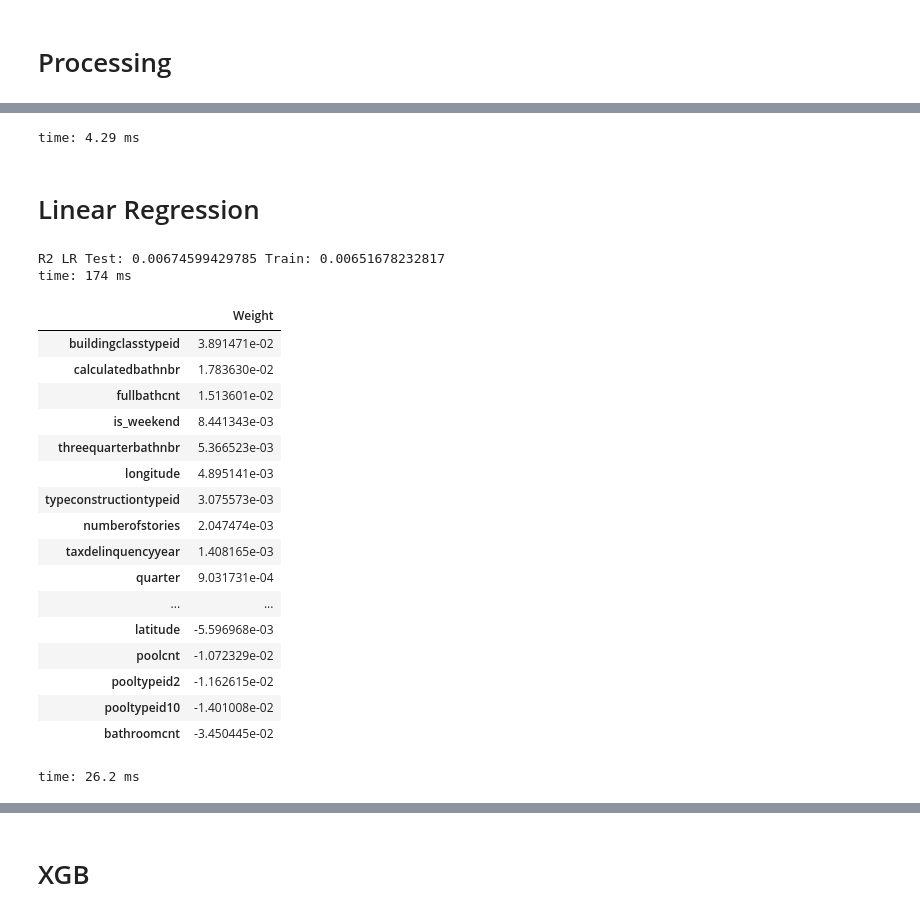
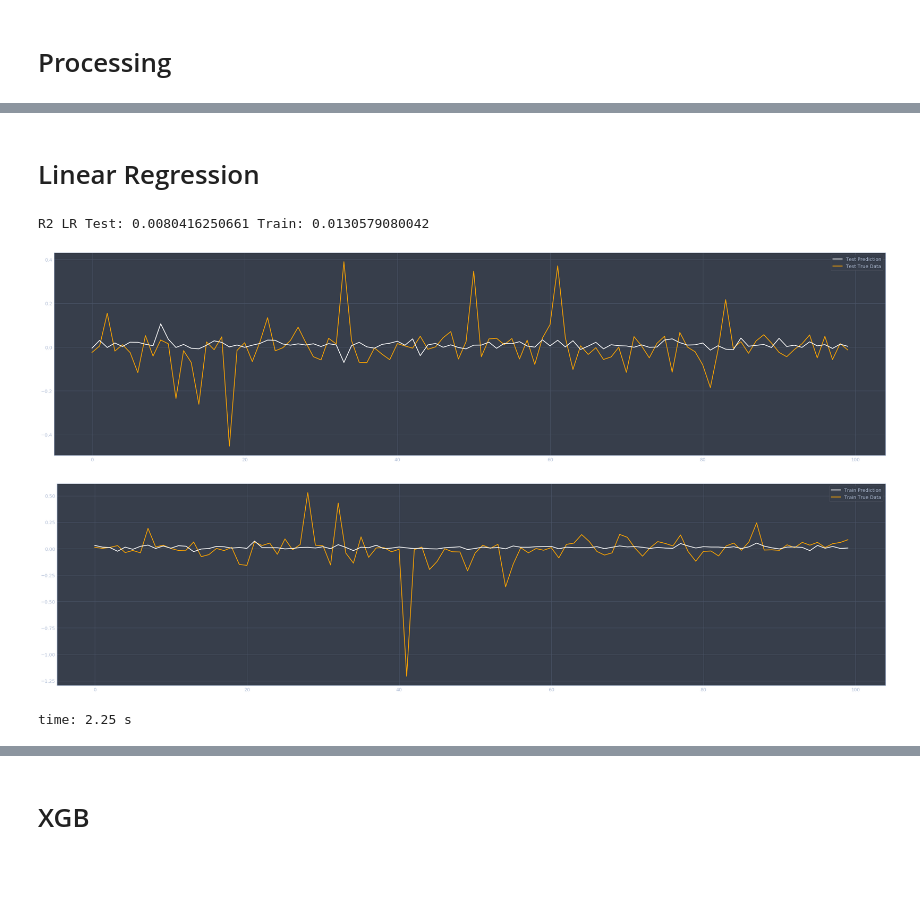
Before and after one commit to tudoriliuta/ZillowForecast, a Jupyter notebook: ZillowForecast.ipynb, the cells around one changed output, grey strips where cells are left out. Cells and saved outputs as stored; diff of their text form; code cells hidden in the pictures; blank space fills up the shorter version.

```diff
--- a/ZillowForecast.ipynb
+++ b/ZillowForecast.ipynb
@@ -164,0 +119,8 @@ time: 46 ms
+# %%
+def plot_data(test, pred, sample, title, width=40, height=10, linewidth=0.5, color1='white', color2='orange'):
+    """ Plotting method. """
+    fig = plt.figure(figsize=(width, height))
+    plt.plot(pred[:sample], color=color1, zorder=4, linewidth=linewidth, label='%s Prediction'%(title))
+    plt.plot(test[:sample], color=color2, zorder=3, linewidth=linewidth, label='%s True Data'%(title))
+    plt.title = title
+    plt.legend()
@@ -196,51 +178,29 @@ time: 202 ms
-# %%
-def plot_data(test, pred, sample, title, width=70, height=30, linewidth=0.5, color1='white', color2='orange'):
-    """ Plotting method. """
-    fig = plt.figure(figsize=(width, height))
-    plt.plot(pred[:sample], color=color1, zorder=4, linewidth=linewidth, label='%s Prediction'%(title))
-    plt.plot(test[:sample], color=color2, zorder=3, linewidth=linewidth, label='%s True Data'%(title))
-    plt.title = title
-    plt.legend()
-# %% [output]
-time: 4.29 ms
 # %% [markdown]
 # Linear Regression
 # %%
 from sklearn.linear_model import LinearRegression
 from sklearn.metrics import r2_score
 
 model_lr = LinearRegression()
 # Fir the model to train data
 model_lr.fit(x_train, y_train)
 # Make a prediction for the test set
 y_pred_lr_test = model_lr.predict(x_test)
 y_pred_lr_train = model_lr.predict(x_train)
 # Score the predictor on the test set
 model_lr.score(x_test, y_test)
+# Feature importance
+feature_importance_lr = pd.DataFrame(model_lr.coef_, columns=['Weight'], index=new_sparse_columns).sort_values('Weight', ascending=False)
 # Same R2 computation based but based on metrics library
-print('R2 LR Test:', r2_score(y_test, y_pred), 'Train:', r2_score(y_train, y_pred_x))
+print('R2 LR Test:', r2_score(y_test, y_pred_lr_test), 'Train:', r2_score(y_train, y_pred_lr_train))
+
+sample = 100 # Number of records to look at - makes the visualisation more meaningful.
+# Plot test true vs predicted values
+plot_data(y_test, y_pred_lr_test, sample, 'Test', linewidth=2)
+# Plot train true vs predicted values
+plot_data(y_train, y_pred_lr_train, sample, 'Train', linewidth=2)
 # %% [output]
-R2 LR Test: 0.00674599429785 Train: 0.00651678232817
-time: 174 ms
+R2 LR Test: 0.0080416250661 Train: 0.0130579080042
+[figure, added]
+[figure, added]
+time: 2.25 s
-# %%
-# Feature importance
-pd.DataFrame(model_lr.coef_, columns=['Weight'], index=transactions_final_columns).sort_values('Weight', ascending=False)
-# %% [output]
-|  | Weight |
-| buildingclasstypeid | 3.891471e-02 |
-| calculatedbathnbr | 1.783630e-02 |
-| fullbathcnt | 1.513601e-02 |
-| is_weekend | 8.441343e-03 |
-| threequarterbathnbr | 5.366523e-03 |
-| longitude | 4.895141e-03 |
-| typeconstructiontypeid | 3.075573e-03 |
-| numberofstories | 2.047474e-03 |
-| taxdelinquencyyear | 1.408165e-03 |
-| quarter | 9.031731e-04 |
-| ... | ... |
-| latitude | -5.596968e-03 |
-| poolcnt | -1.072329e-02 |
-| pooltypeid2 | -1.162615e-02 |
-| pooltypeid10 | -1.401008e-02 |
-| bathroomcnt | -3.450445e-02 |
-time: 26.2 ms
```
Also changed, not shown: parts of 16 cells of this notebook.
